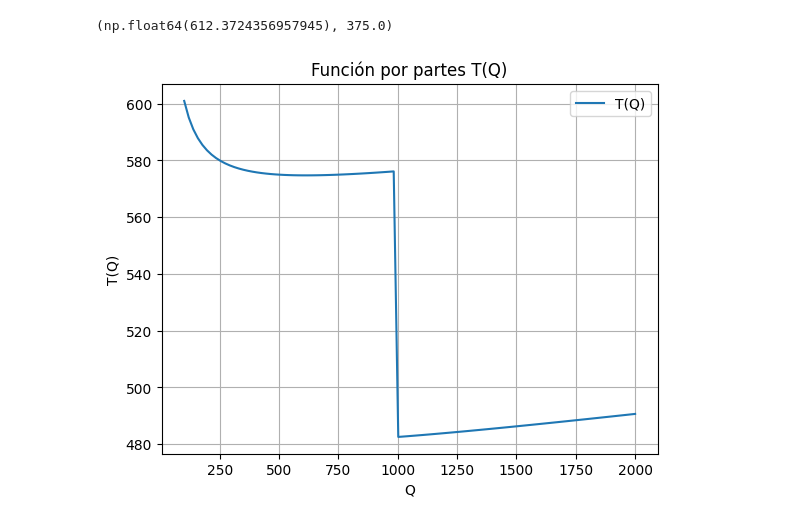
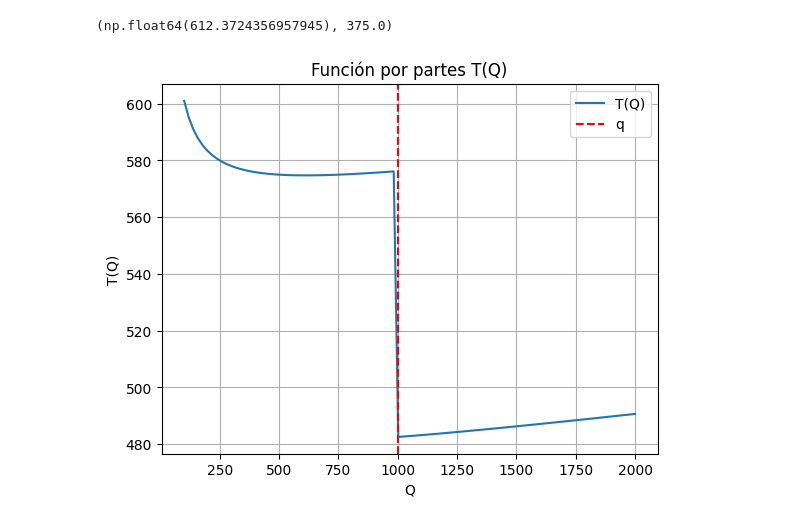
Before and after one commit to YABIGAIL23/INVESTIGACI-N-DE-OPERACIONES, a Jupyter notebook: Inventario_con_descuento.ipynb, the cells around one changed output. Saved outputs shown, nothing was run; the diff lists cells and outputs as text; code cells hidden in the pictures.

```diff
--- a/Inventario_con_descuento.ipynb
+++ b/Inventario_con_descuento.ipynb
@@ -189,16 +189,16 @@ def T(Q, c1, c2, h, K, d, q):
 # %%
 Q_vals = np.linspace(100, 2000, 100)
 
 T_vals = T(Q_vals, c1, c2, h, K, d, q)
 
 plt.plot(Q_vals, T_vals, label="T(Q)")
-#plt.axvline(q, color='red', linestyle='--', label="q")  # marca el punto de quiebre
+plt.axvline(q, color='red', linestyle='--', label="q")  #marca el punto de quiebre
 
 plt.xlabel("Q")
 plt.ylabel("T(Q)")
 plt.title("Función por partes T(Q)")
 plt.legend()
 plt.grid(True)
 plt.show()
 # %% [output]
-[figure, old version]
+[figure, new version]
```
Also changed, not shown: parts of 4 cells of this notebook.
